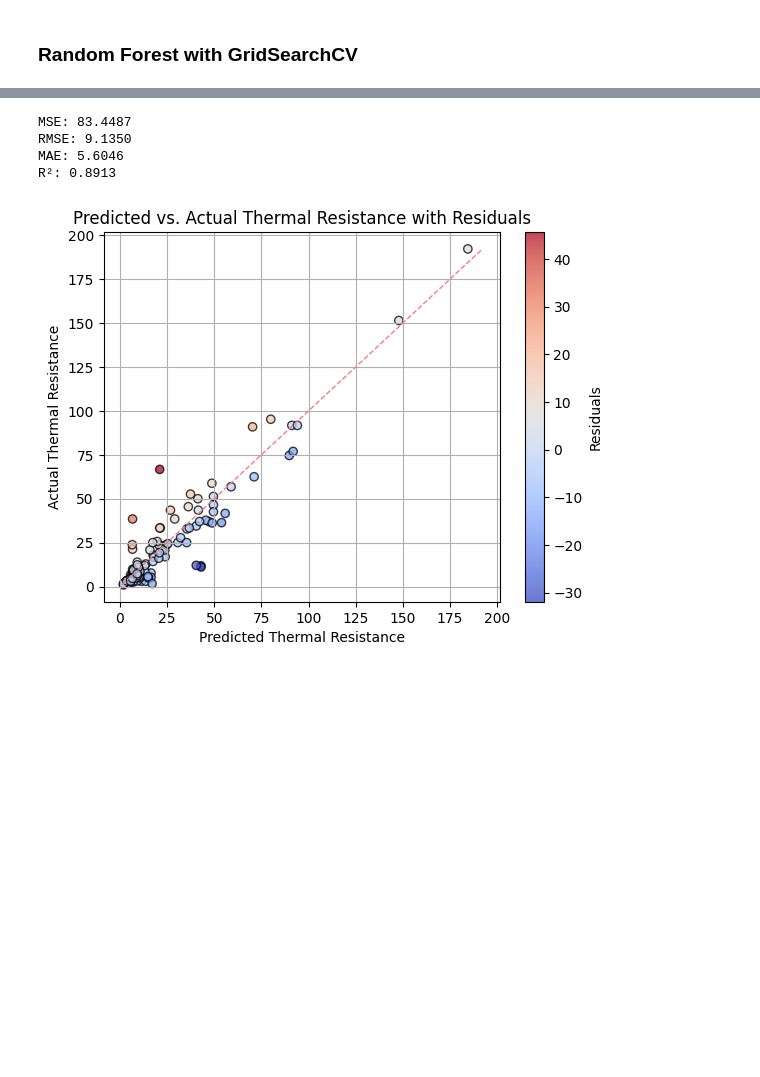
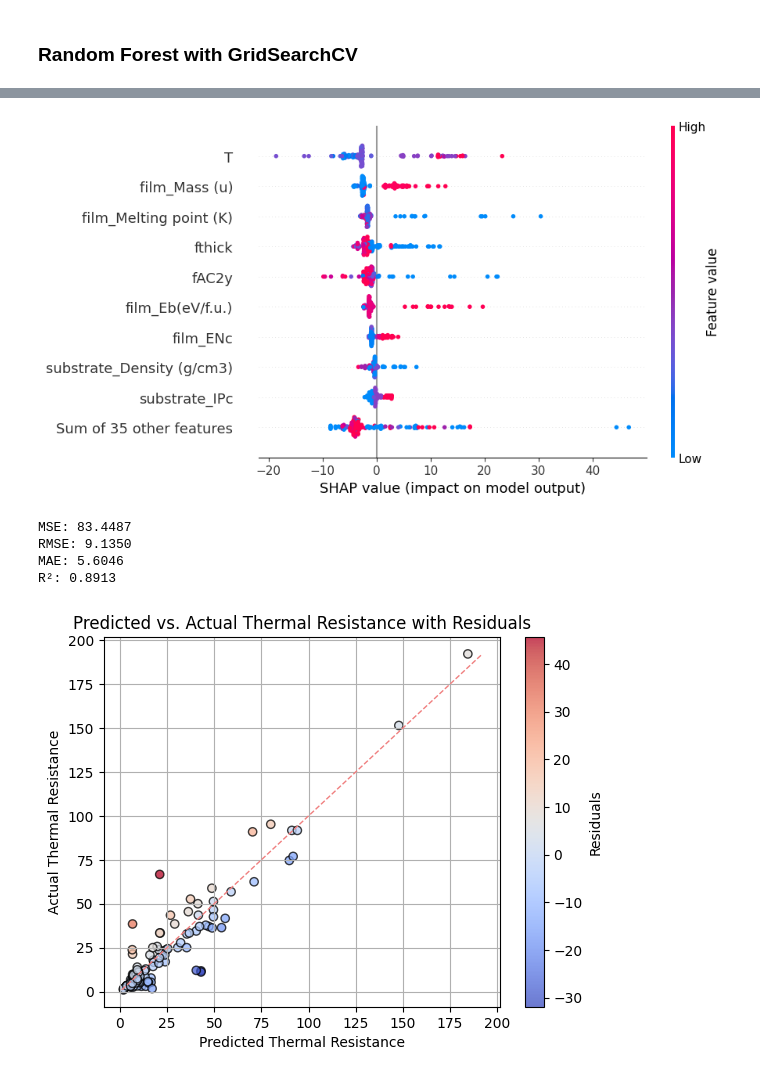
Before and after one commit to ariahosseini/TradML, a Jupyter notebook: ML_Interfacial_Thermal_Resistance.ipynb, the cells around one changed output, grey strips where cells are left out. Drawn from its saved outputs; the diff is of its cells as text; code cells hidden in the pictures; blank space fills up the shorter version.

```diff
--- a/ML_Interfacial_Thermal_Resistance.ipynb
+++ b/ML_Interfacial_Thermal_Resistance.ipynb
@@ -329,3 +349,10 @@ plt.show()
+# %%
+explainer = shap.Explainer(grid_search.best_estimator_)
+shap_values = explainer(X_test)
+# %%
+shap.plots.beeswarm(shap_values)
+# %% [output]
+[figure, added]
 # %%
 y_pred = grid_search.predict(X_test)
 
```
Also changed, not shown: parts of 16 cells of this notebook.
